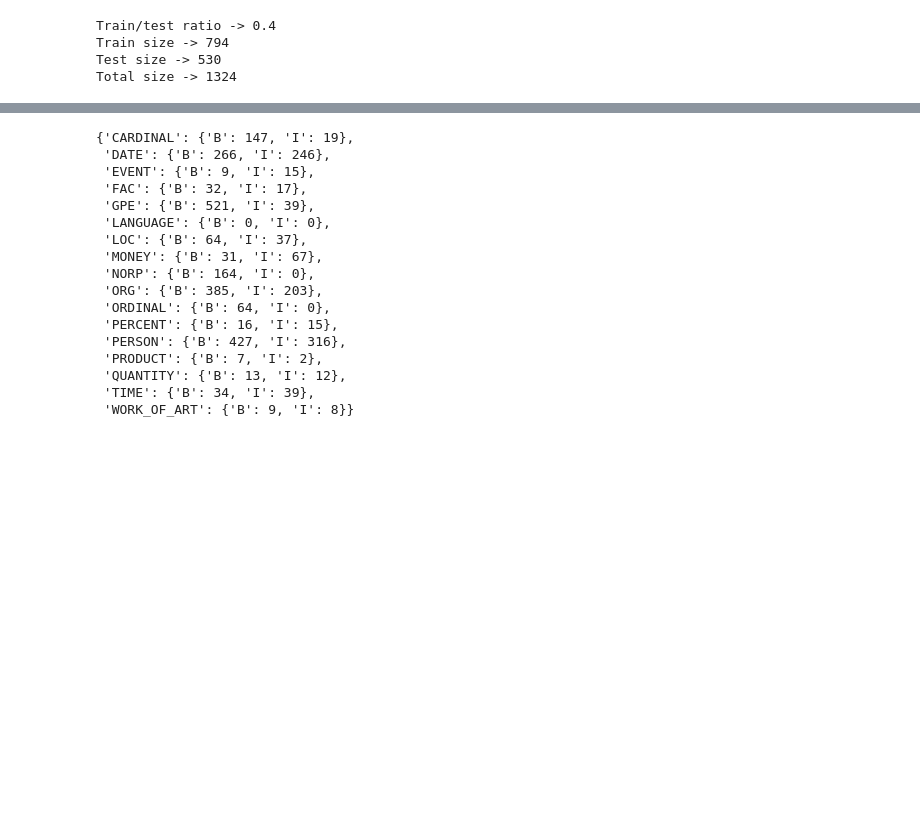
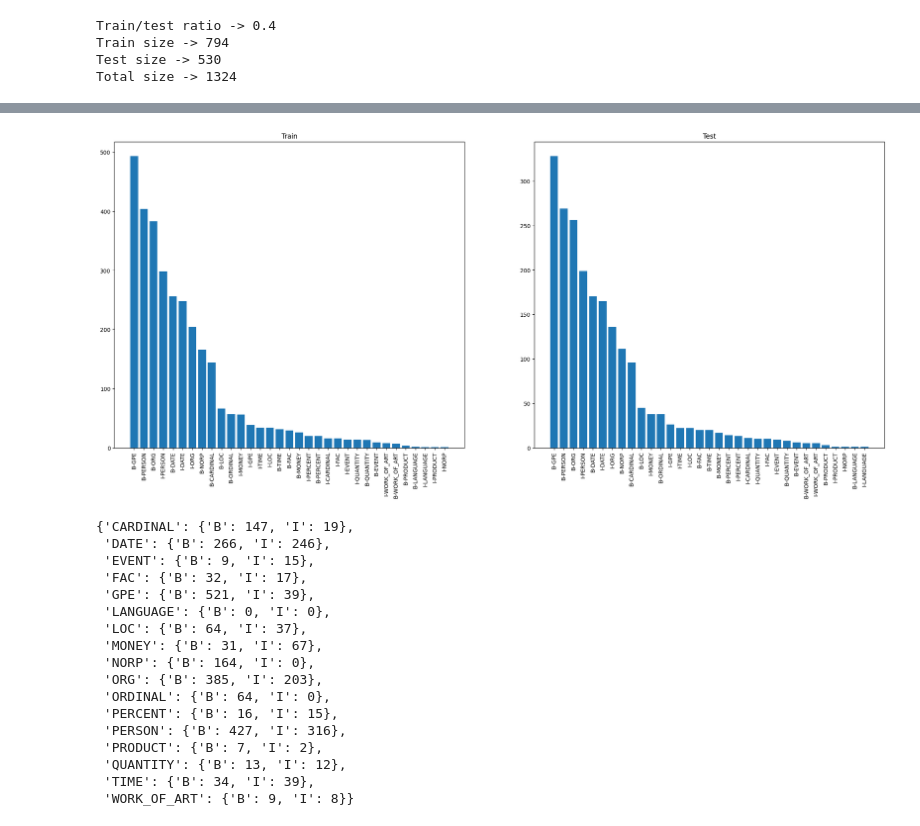
Before and after one commit to HabKaffee/ner_nlp, a Jupyter notebook: notebook.ipynb, the cells around one changed output, grey strips where cells are left out. Saved outputs shown, nothing was run; the diff lists cells and outputs as text; code cells hidden in the pictures; blank space fills up the shorter version.

```diff
--- a/notebook.ipynb
+++ b/notebook.ipynb
@@ -170,0 +174,3 @@ In both train and test subsets B-GPE, B-ORG, and B-PERSON took top-3 of all tags
+# %%
+df = pd.DataFrame([words for sentence in parsed_data for words in sentence], columns=["word", "tag"])
+df.head()
@@ -171,3 +184,20 @@ In both train and test subsets B-GPE, B-ORG, and B-PERSON took top-3 of all tags
+# %%
+train, test = train_test_split(df, test_size=tts_ratio, stratify=df['tag'])
+
+fig, axes = plt.subplots(1,2, figsize=(25,10))
+
+datasets = [train['tag'].value_counts().drop('O'), test['tag'].value_counts().drop('O')]
+titles = ['Train', 'Test']
+for i, ax in enumerate(axes):
+    ax.bar(
+        x=datasets[i].index,
+        height=datasets[i].values,
+    )
+    ax.tick_params(axis='x', labelrotation=90)
+    ax.set_title(titles[i])
+plt.show()
+# %% [output]
+[figure, added]
 # %%
 train_starts = {
     'CARDINAL' : {'B':0,'I':0},
```
Also changed, not shown: parts of 7 cells of this notebook.
